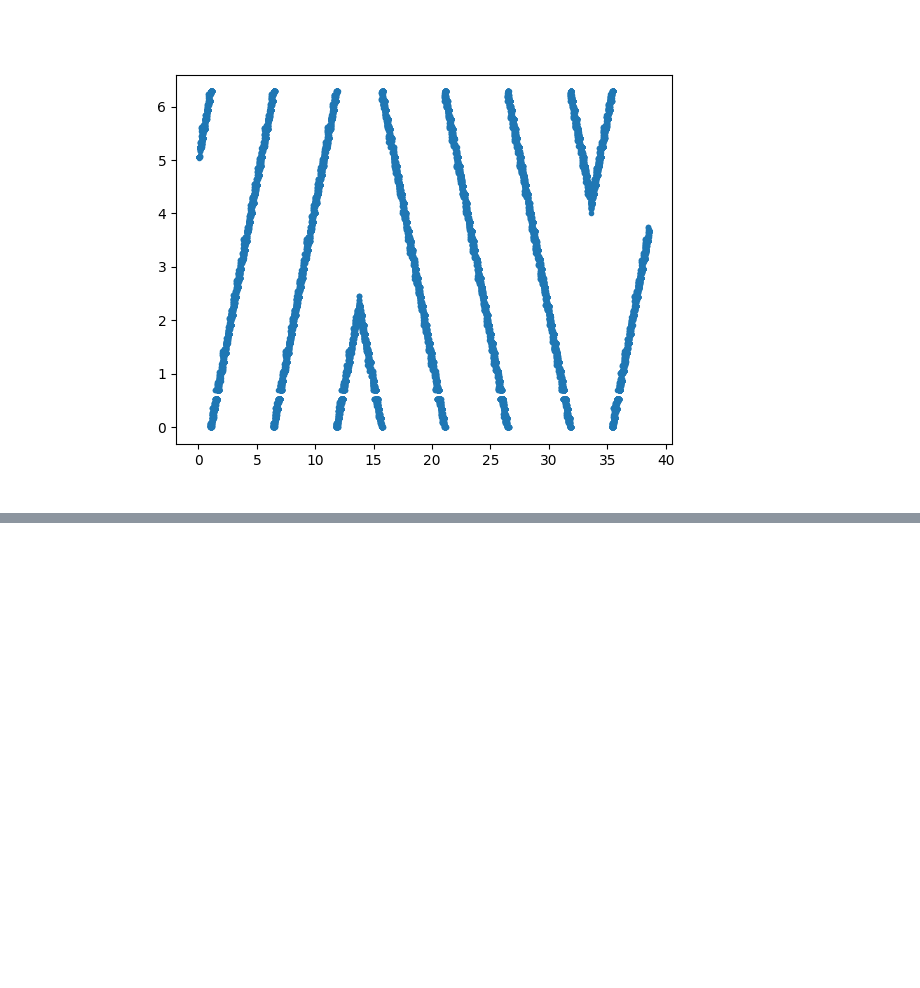
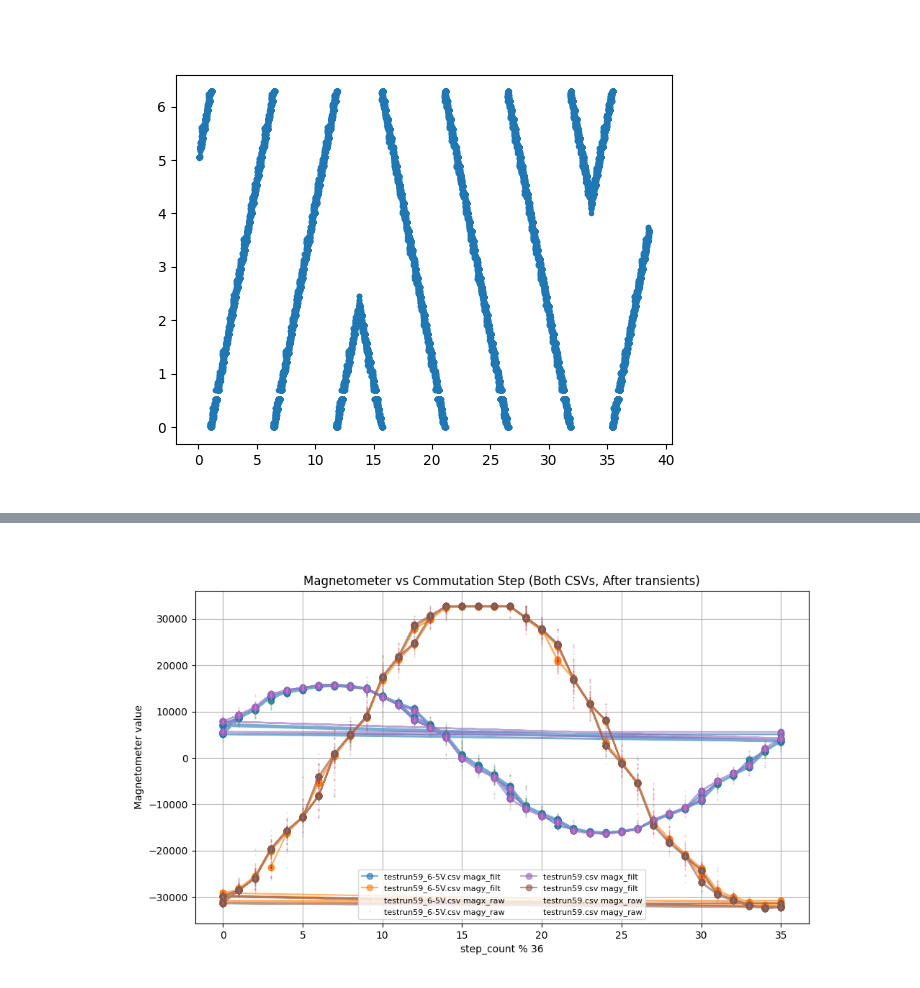
Before and after one commit to qwertpas/pennyesc, a Jupyter notebook: firmware/pennyesc_libopencm3/data/magnetanalysis.ipynb, the cells around one changed output, grey strips where cells are left out. Saved outputs shown, nothing was run; the diff lists cells and outputs as text; code cells hidden in the pictures; blank space fills up the shorter version.

```diff
--- a/firmware/pennyesc_libopencm3/data/magnetanalysis.ipynb
+++ b/firmware/pennyesc_libopencm3/data/magnetanalysis.ipynb
@@ -280,16 +291,16 @@ plt.show()
 [figure]
 [figure]
 # %%
-csv_name = "MCUViewer_log_220028_20251223.csv"
+csv_name = "testrun59.csv"
 df = pd.read_csv(csv_name)
 # Only keep (filter) data after 5 seconds
-df = df[df['time'] > 5].reset_index(drop=True)
+df = df[df['time [s]'] > 5].reset_index(drop=True)
 
 
 read_angle = df['magangle'].values * np.pi / 180.0
 
 plt.figure()
-plt.plot(df['time'], read_angle, '.', label='Read Angle')
+plt.plot(df['time [s]'], read_angle, '.', label='Read Angle')
 plt.xlabel('Time (s)')
 plt.ylabel('Angle (radians)')
 plt.title('Angle vs Time')
@@ -307,0 +318,93 @@ plt.show()
+# %%
+# ...existing code...
+
+csv_files = ["testrun59_6-5V.csv", "testrun59.csv"]
+
+def compute_valid_window(df, time_col='time [s]', step_col='step_count'):
+    # Keep original behavior (mod 36), even though variable name says mod6
+    df = df.copy()
+    df['step_mod6'] = df[step_col] % 36
+
+    step_changed = df[step_col].diff() != 0
+    valid_indices = np.full(df.shape[0], False)
+
+    step_change_idxs = np.where(step_changed)[0]
+    if len(step_change_idxs) == 0 or step_change_idxs[0] != 0:
+        step_change_idxs = np.insert(step_change_idxs, 0, 0)
+
+    for i in range(len(step_change_idxs)):
+        idx_start = step_change_idxs[i]
+        idx_end = step_change_idxs[i + 1] if i + 1 < len(step_change_idxs) else len(df)
+        t_start = df.iloc[idx_start][time_col]
+        times = df.iloc[idx_start:idx_end][time_col]
+
+        after_0p13s = times >= t_start + 0.12
+        before_0p145s = times < t_start + 0.145
+        valid_indices[idx_start:idx_end] = (after_0p13s & before_0p145s).values
+
+    return df, df[valid_indices]
+
+# ---- Plot 1: time + step_count%36 (both files overlaid) ----
+fig, axs = plt.subplots(2, 1, figsize=(11, 7), sharex=True, gridspec_kw={"height_ratios":[2,1]})
+
+for csv_name in csv_files:
+    df = pd.read_csv(csv_name)
+
+    axs[0].plot(df['time [s]'], df['magx'], alpha=0.8, label=f'{csv_name} magx')
+    axs[0].plot(df['time [s]'], df['magy'], alpha=0.8, label=f'{csv_name} magy')
+
+    step_mod36 = df['step_count'] % 36
+    axs[1].plot(df['time [s]'], step_mod36, '.', alpha=0.35, label=f'{csv_name} step%36')
+
+axs[0].set_xlabel('Time (s)')
+axs[0].set_ylabel('Sensor Value')
+axs[0].set_title('Magnetometer vs Time (Both CSVs)')
+axs[0].legend(fontsize=8)
+axs[0].grid(True)
+
+axs[1].set_ylabel('step_count % 36')
+axs[1].grid(True)
+axs[1].legend(fontsize=8)
+plt.tight_layout()
+
+# ---- Plot 2: filtered points vs time (both files overlaid) ----
+plt.figure(figsize=(11, 5))
+for csv_name in csv_files:
+    df = pd.read_csv(csv_name)
+    df, df_valid = compute_valid_window(df, time_col='time [s]', step_col='step_count')
+
+    plt.plot(df['time [s]'], df['magx'], '-', alpha=0.25, label=f'{csv_name} magx')
+    plt.plot(df_valid['time [s]'], df_valid['magx'], 'o', alpha=0.5, markersize=3, label=f'{csv_name} magx_filt')
+    plt.plot(df['time [s]'], df['magy'], '-', alpha=0.25, label=f'{csv_name} magy')
+    plt.plot(df_valid['time [s]'], df_valid['magy'], 'o', alpha=0.5, markersize=3, label=f'{csv_name} magy_filt')
+
+    # keep per-file export
+    df_valid[df_valid['time [s]'] <= 99].to_csv(f"{csv_name[:-4]}_filt.csv", index=False)
+
+plt.xlabel('Time (s)')
+plt.ylabel('Magnetometer value')
+plt.title('Magnetometer values vs Time (Filtered, Both CSVs)')
+plt.legend(fontsize=8, ncol=2)
+plt.grid(True)
+
+# ---- Plot 3: filtered points vs commutation step (both files overlaid) ----
+plt.figure(figsize=(11, 6))
+for csv_name in csv_files:
+    df = pd.read_csv(csv_name)
+    df, df_valid = compute_valid_window(df, time_col='time [s]', step_col='step_count')
+
+    plt.plot(df_valid['step_mod6'], df_valid['magx'], 'o-', alpha=0.6, label=f'{csv_name} magx_filt')
+    plt.plot(df_valid['step_mod6'], df_valid['magy'], 'o-', alpha=0.6, label=f'{csv_name} magy_filt')
+    plt.plot(df['step_mod6'], df['magx'], '.', alpha=0.2, markersize=1, label=f'{csv_name} magx_raw')
+    plt.plot(df['step_mod6'], df['magy'], '.', alpha=0.2, markersize=1, label=f'{csv_name} magy_raw')
+
+plt.xlabel('step_count % 36')
+plt.ylabel('Magnetometer value')
+plt.title('Magnetometer vs Commutation Step (Both CSVs, After transients)')
+plt.legend(fontsize=8, ncol=2)
+plt.grid(True)
+plt.show()
+
+# ...existing code...
+# %% [output]
+[figure, added]
```
Also changed, not shown: parts of 5 cells of this notebook, 2 other files.
